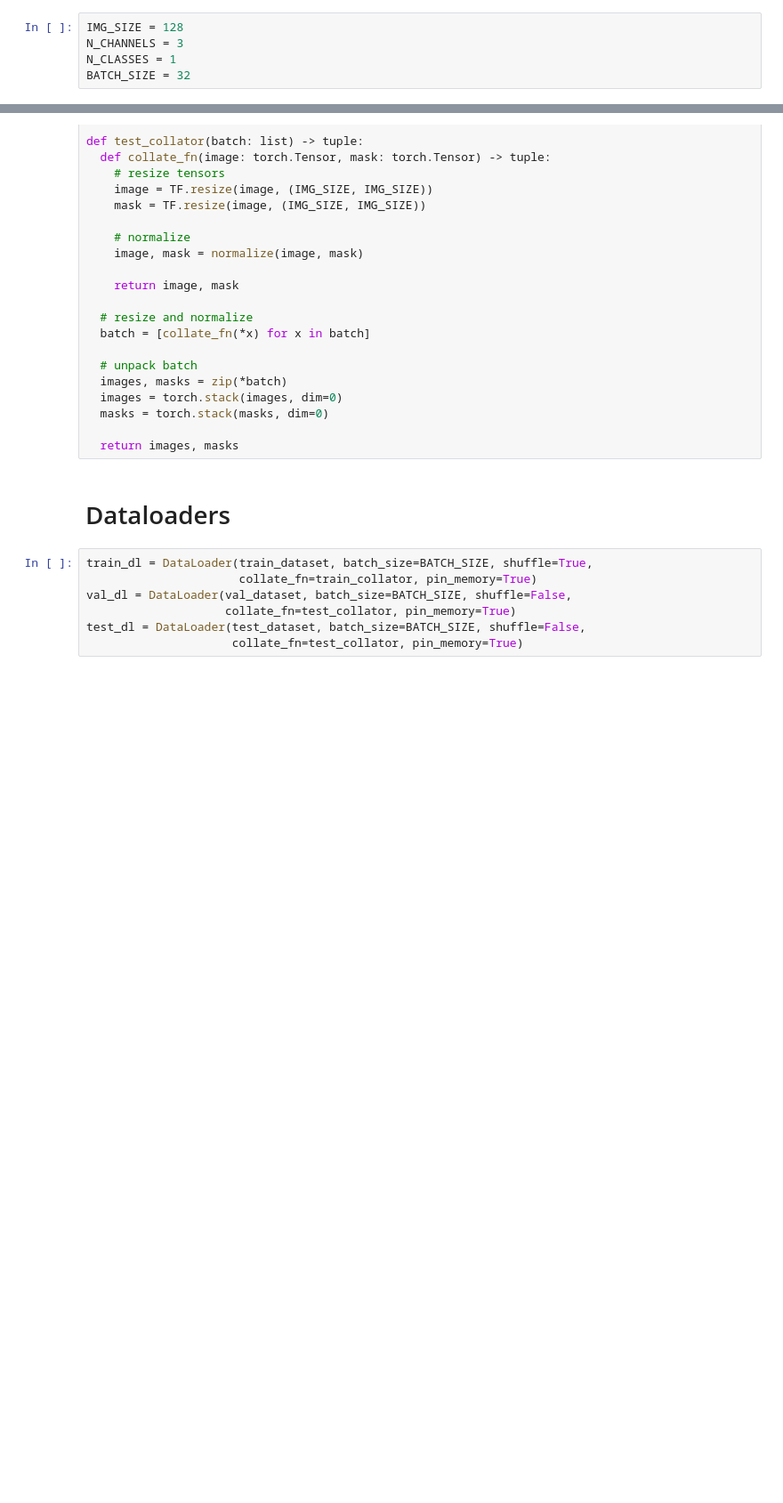
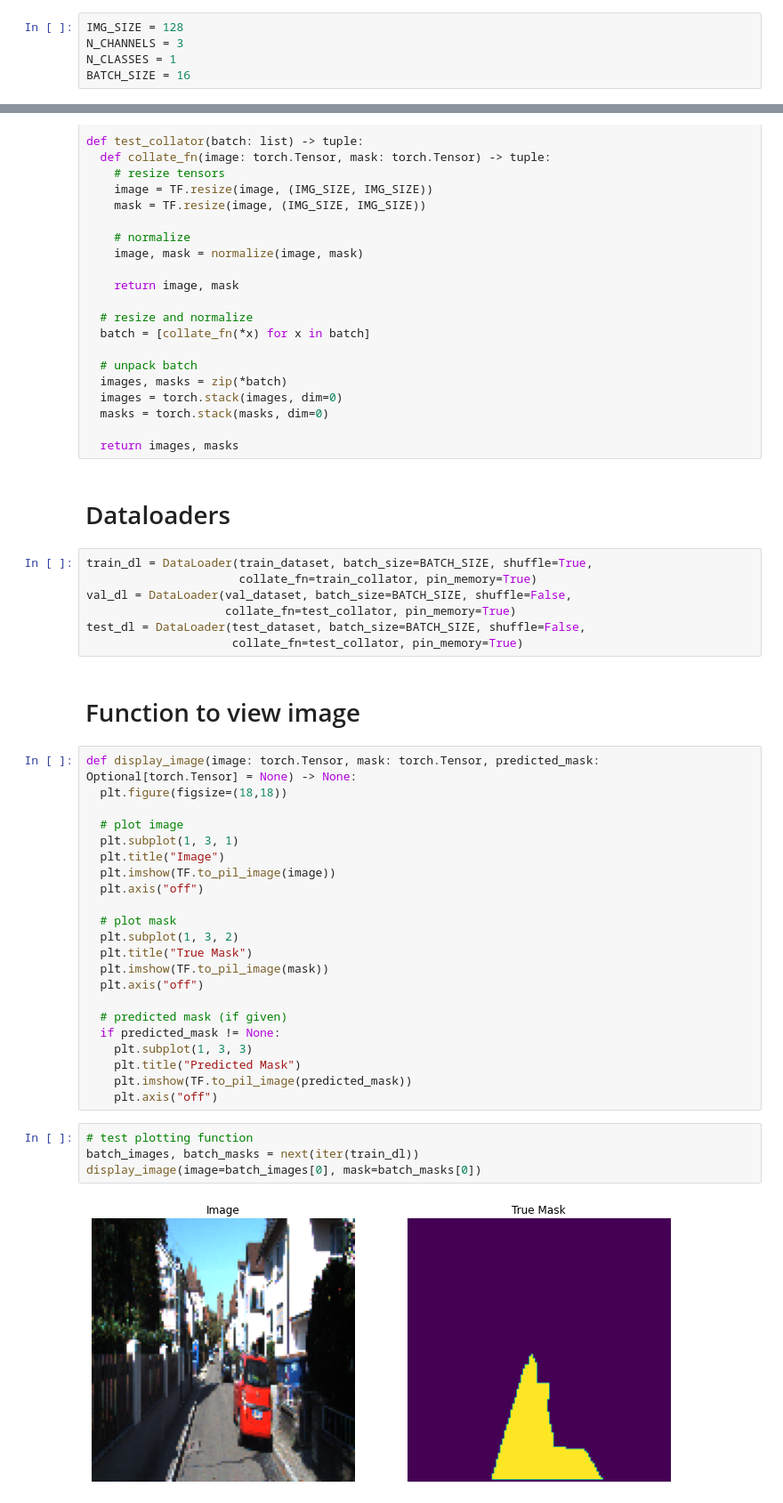
Before and after one commit to dchung117/self-driving-cars-cv, a Jupyter notebook: fcn.ipynb, the cells around one changed output, grey strips where cells are left out. Shown at 89% size. Cells and saved outputs as stored; diff of their text form; blank space fills up the shorter version.

```diff
--- a/fcn.ipynb
+++ b/fcn.ipynb
@@ -72,7 +76,7 @@ train_data_files = train_data_dir_list[int(test_split*n)+int(val_split*n):]
 IMG_SIZE = 128
 N_CHANNELS = 3
 N_CLASSES = 1
-BATCH_SIZE = 32
+BATCH_SIZE = 16
 # %% [markdown]
 # Datasets
 # %%
@@ -175,3 +179,33 @@ val_dl = DataLoader(val_dataset, batch_size=BATCH_SIZE, shuffle=False,
                     collate_fn=test_collator, pin_memory=True)
 test_dl = DataLoader(test_dataset, batch_size=BATCH_SIZE, shuffle=False,
                      collate_fn=test_collator, pin_memory=True)
+# %% [markdown]
+# Function to view image
+# %%
+def display_image(image: torch.Tensor, mask: torch.Tensor, predicted_mask: Optional[torch.Tensor] = None) -> None:
+  plt.figure(figsize=(18,18))
+
+  # plot image
+  plt.subplot(1, 3, 1)
+  plt.title("Image")
+  plt.imshow(TF.to_pil_image(image))
+  plt.axis("off")
+
+  # plot mask
+  plt.subplot(1, 3, 2)
+  plt.title("True Mask")
+  plt.imshow(TF.to_pil_image(mask))
+  plt.axis("off")
+
+  # predicted mask (if given)
+  if predicted_mask != None:
+    plt.subplot(1, 3, 3)
+    plt.title("Predicted Mask")
+    plt.imshow(TF.to_pil_image(predicted_mask))
+    plt.axis("off")
+# %%
+# test plotting function
+batch_images, batch_masks = next(iter(train_dl))
+display_image(image=batch_images[0], mask=batch_masks[0])
+# %% [output]
+[figure, added]
```
Also changed, not shown: parts of 8 cells of this notebook.
